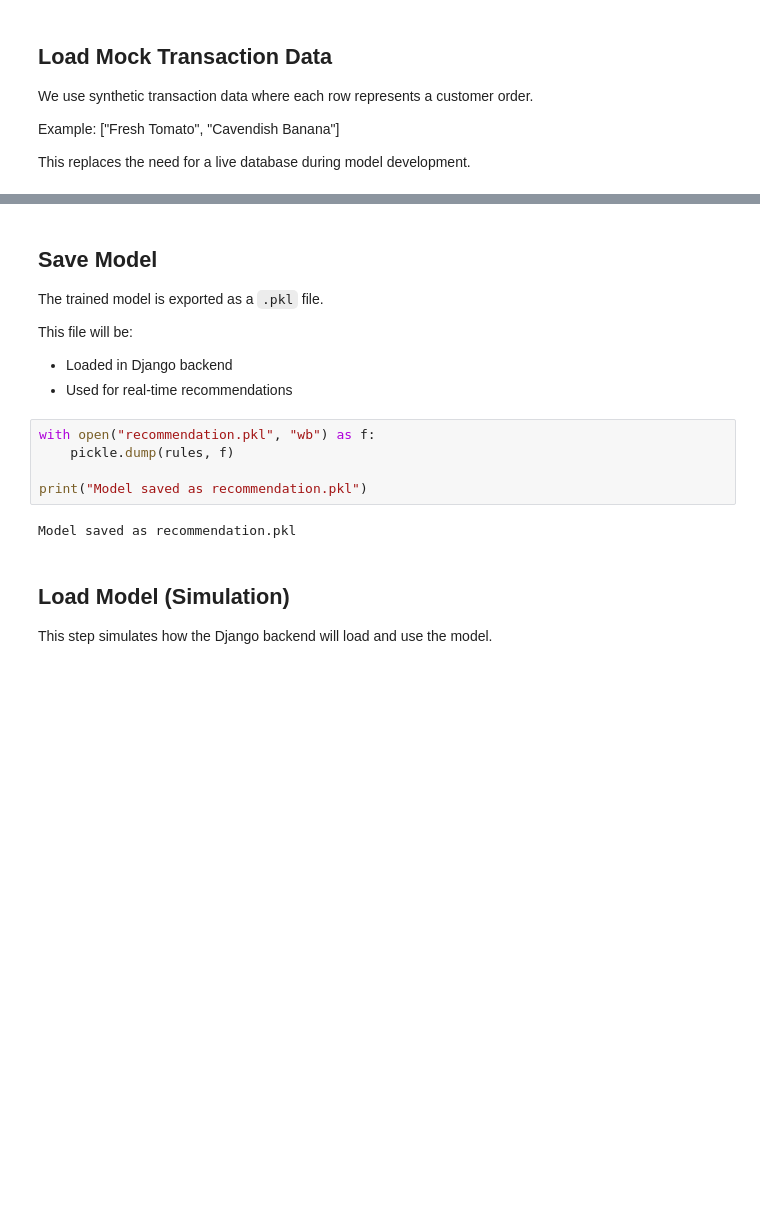
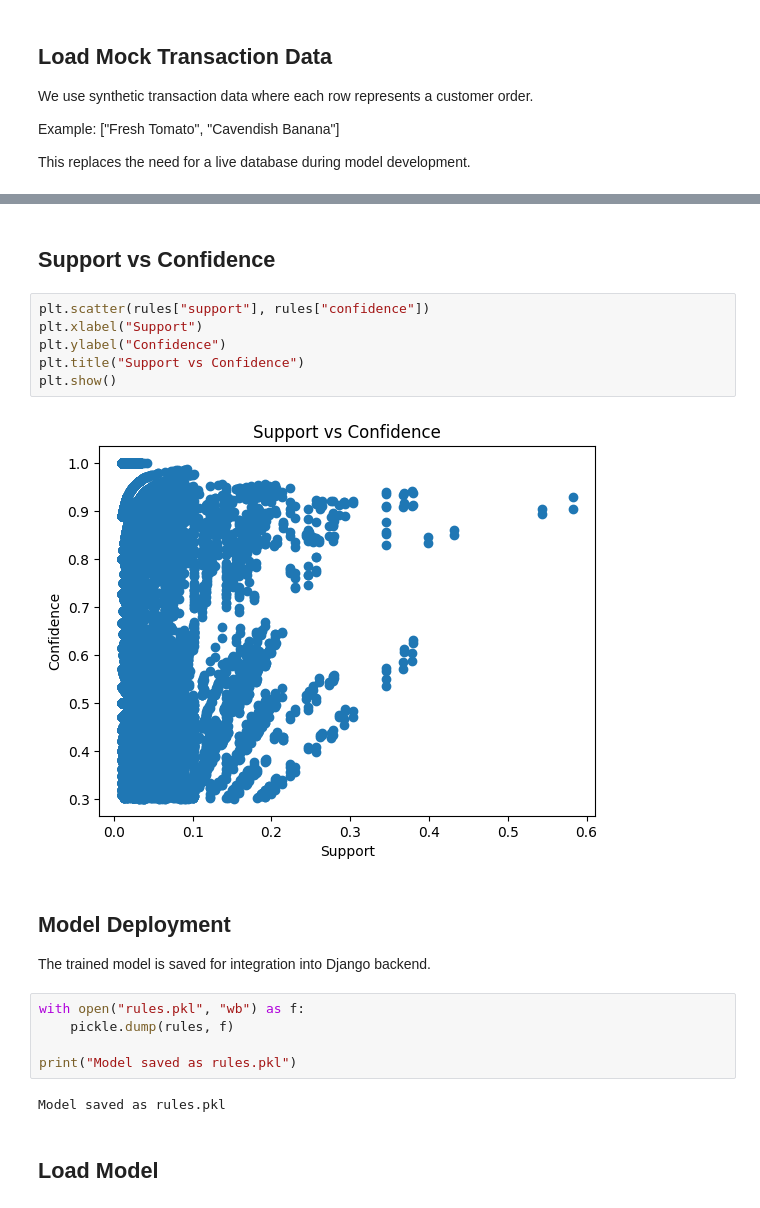
Before and after one commit to NguyenDucTrung999/Advanced_AI2, a Jupyter notebook: recommendation/recommendation.ipynb, the cells around one changed output, grey strips where cells are left out. Drawn from its saved outputs; the diff is of its cells as text; blank space fills up the shorter version.

```diff
--- a/recommendation/recommendation.ipynb
+++ b/recommendation/recommendation.ipynb
@@ -139,20 +271,24 @@ recommend(rules, {"Fresh Tomato"})
+# %% [markdown]
+## Support vs Confidence
+# %%
+plt.scatter(rules["support"], rules["confidence"])
+plt.xlabel("Support")
+plt.ylabel("Confidence")
+plt.title("Support vs Confidence")
+plt.show()
+# %% [output]
+[figure, added]
 # %% [markdown]
-## Save Model
+## Model Deployment
 
-The trained model is exported as a `.pkl` file.
-
-This file will be:
-- Loaded in Django backend
-- Used for real-time recommendations
+The trained model is saved for integration into Django backend.
 # %%
-with open("recommendation.pkl", "wb") as f:
+with open("rules.pkl", "wb") as f:
     pickle.dump(rules, f)
 
-print("Model saved as recommendation.pkl")
+print("Model saved as rules.pkl")
 # %% [output]
-Model saved as recommendation.pkl
+Model saved as rules.pkl
 # %% [markdown]
-## Load Model (Simulation)
-
-This step simulates how the Django backend will load and use the model.
+## Load Model
 # %%
```
Also changed, not shown: parts of 27 cells of this notebook, 3 other files.
